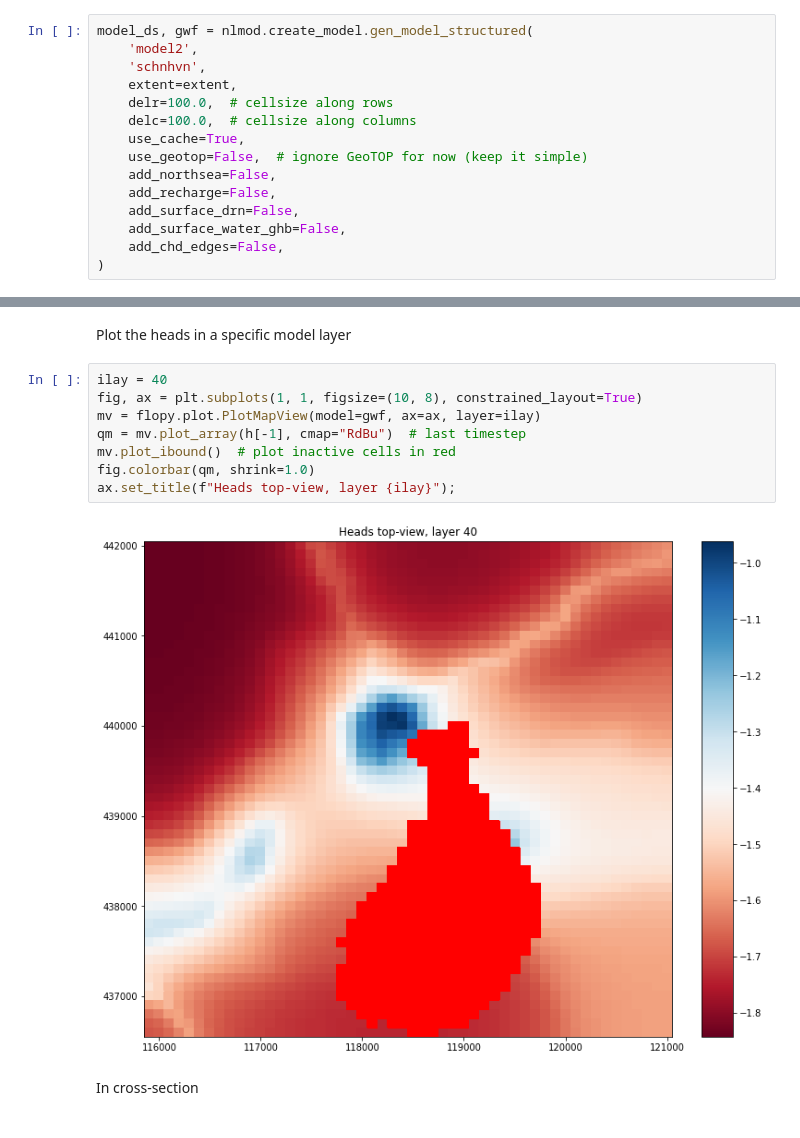
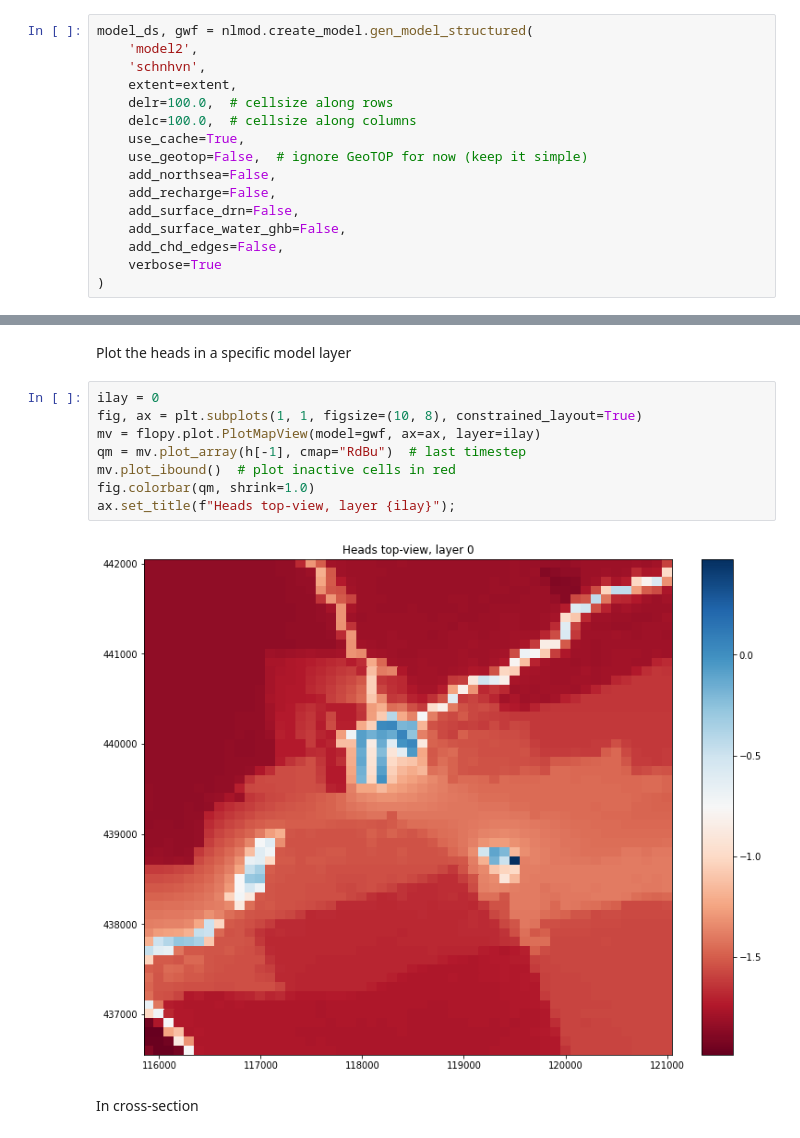
Before and after one commit to gwmod/nlmod, a Jupyter notebook: examples/02_surface_water.ipynb, the cells around one changed output, grey strips where cells are left out. Drawn from its saved outputs; the diff is of its cells as text.

```diff
--- a/examples/02_surface_water.ipynb
+++ b/examples/02_surface_water.ipynb
@@ -108,4 +113,5 @@ model_ds, gwf = nlmod.create_model.gen_model_structured(
     add_surface_drn=False,
     add_surface_water_ghb=False,
     add_chd_edges=False,
+    verbose=True
 )
@@ -318,15 +344,15 @@ h[h > 1e20] = np.nan  # set NODATA to NaN
 # %% [markdown]
 Plot the heads in a specific model layer
 # %%
-ilay = 40
+ilay = 0
 fig, ax = plt.subplots(1, 1, figsize=(10, 8), constrained_layout=True)
 mv = flopy.plot.PlotMapView(model=gwf, ax=ax, layer=ilay)
 qm = mv.plot_array(h[-1], cmap="RdBu")  # last timestep
 mv.plot_ibound()  # plot inactive cells in red
 fig.colorbar(qm, shrink=1.0)
 ax.set_title(f"Heads top-view, layer {ilay}");
 # %% [output]
-[figure, old version]
+[figure, new version]
 # %% [markdown]
 In cross-section
 # %%
```
Also changed, not shown: parts of 8 cells of this notebook.
